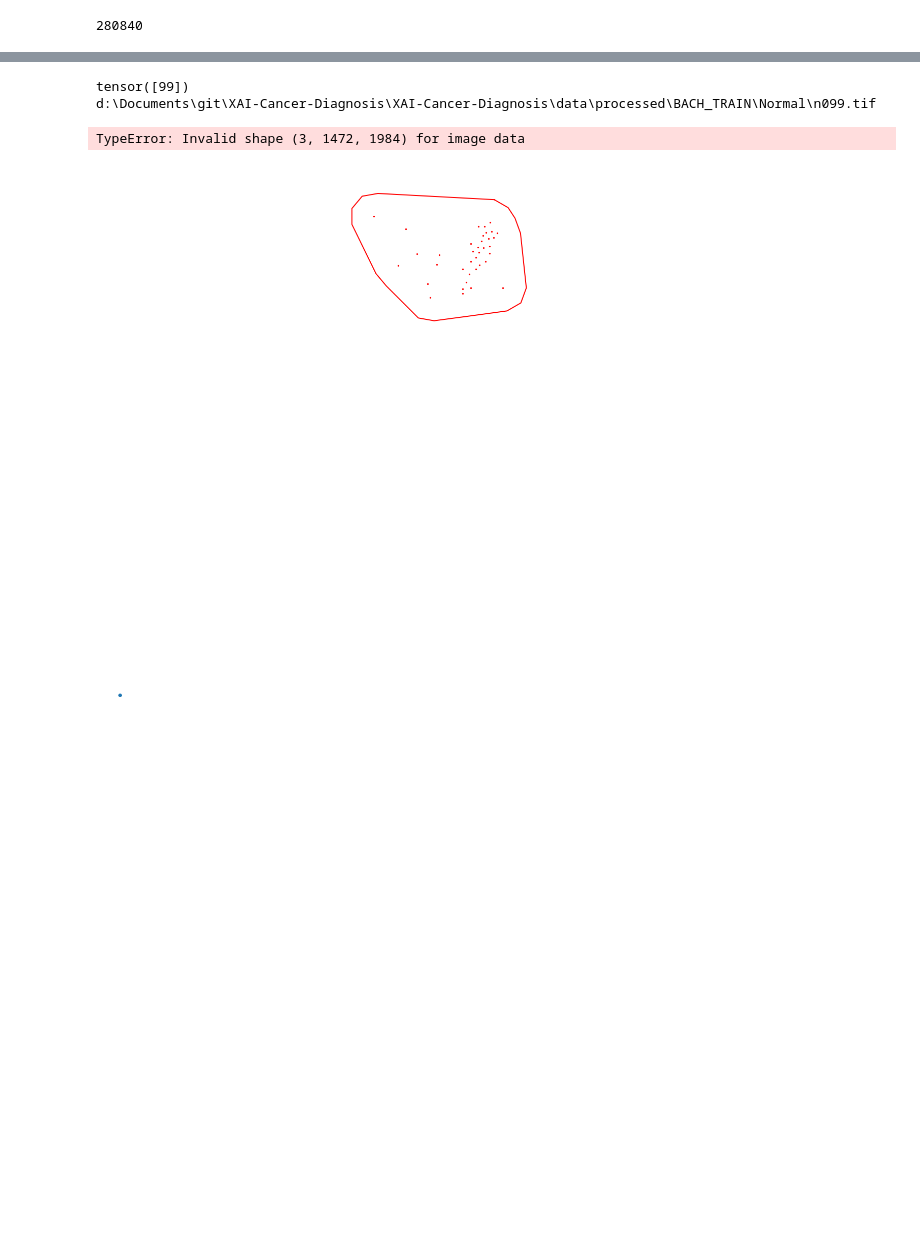
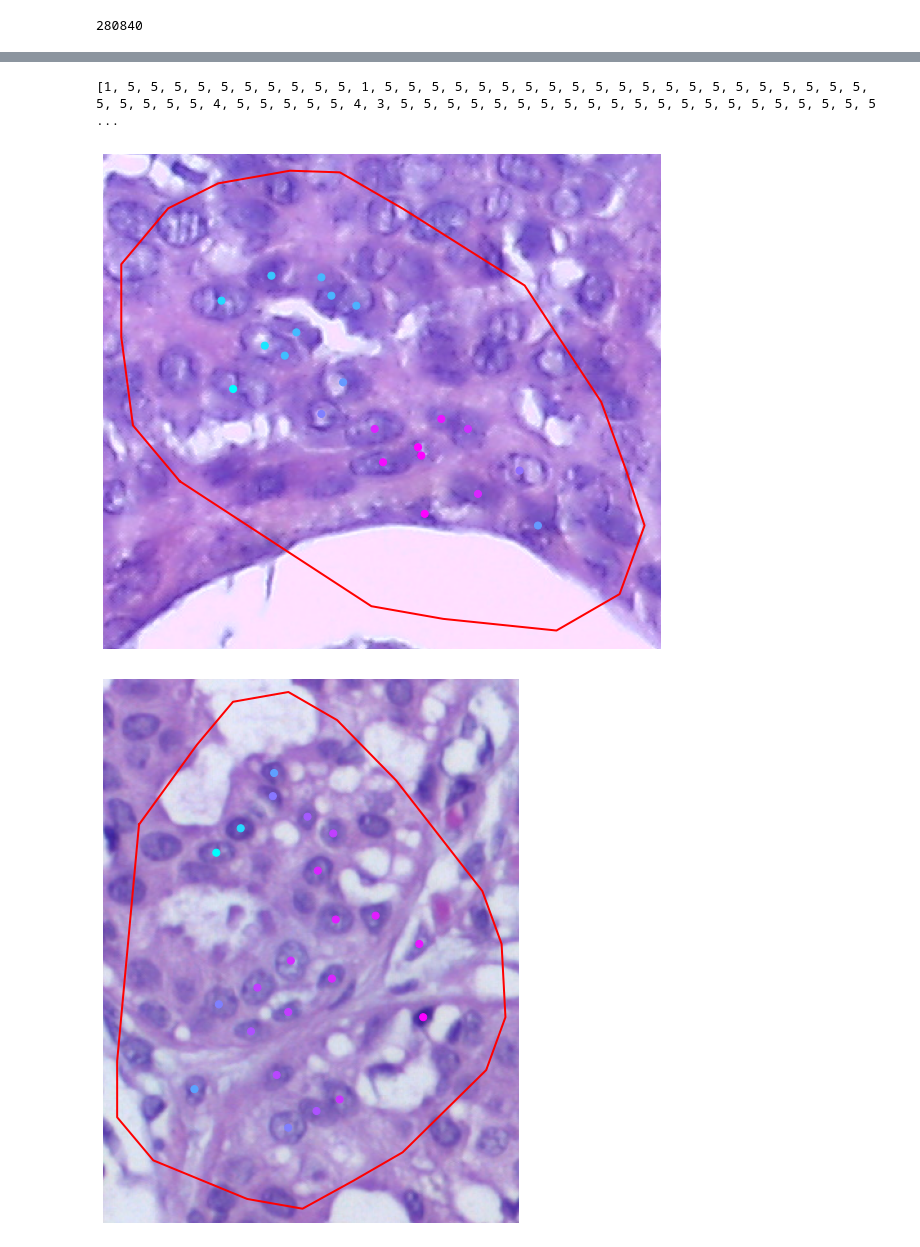
Before and after one commit to A-F-V/XAI-Cancer-Diagnosis, a Jupyter notebook: notebooks/explainability/GCExplainer.ipynb, the cells around one changed output, grey strips where cells are left out. Cells and saved outputs as stored; diff of their text form; code cells hidden in the pictures; blank space fills up the shorter version.

```diff
--- a/notebooks/explainability/GCExplainer.ipynb
+++ b/notebooks/explainability/GCExplainer.ipynb
@@ -575,0 +617,3 @@ means,_ = kmeans(obs_white,k_or_guess=k)
+# %%
+print(len(Y_train[X_train.argmax(dim=1)==2]))
+freq = class_concept_joint_frequency(Y_train,X_train,k)
@@ -601,7 +670,16 @@ def disect_concept_graph(concept_graph,min_subgraph_size=5):
         g.activation = g.x[:,:32]
         g.x = g.x[:,32:-2]
         g.graph_id = graph.graph_id
+        g.y = graph.y.item()
 
         g.concept = g.x[0].argmax()
         sub_graphs[i] = g
     return sub_graphs
+
+
+
+graph = next(iter(train_loader))
+
+
+cg = activation_graph_to_concept_graph(graph[0],means,k)
+print(disect_concept_graph(cg,min_subgraph_size=10))
@@ -618,7 +690,7 @@ print(disect_concept_graph(cg,min_subgraph_size=10))
 exemplary_concept_graphs = [[] for i in range(k)]
 
 for i,graph in tqdm(enumerate(train_loader),total=len(train_loader)):
-    sub_graphs = disect_concept_graph(activation_graph_to_concept_graph(graph[0],means,k),min_subgraph_size=30)
+    sub_graphs = disect_concept_graph(activation_graph_to_concept_graph(graph[0],means,k),min_subgraph_size=20)
     for sg in sub_graphs:
         exemplary_concept_graphs[sg.concept].append(sg)
 # %%
@@ -661,15 +752,17 @@ len(exemplary_concept_graphs_final)
+# %%
+print(list(map(len,exemplary_concept_graphs_final)))
+# %% [output]
+[1, 5, 5, 5, 5, 5, 5, 5, 5, 5, 5, 1, 5, 5, 5, 5, 5, 5, 5, 5, 5, 5, 5, 5, 5, 5, 5, 5, 5, 5, 5, 5, 5, 5, 5, 5, 5, 5, 4, 5, 5, 5, 5, 5, 4, 3, 5, 5, 5, 5, 5, 5, 5, 5, 5, 5, 5, 5, 5, 5, 5, 5, 5, 5, 5, 5, 5 ...
 # %%
 
 bach_source=  os.path.join(parent, 'data', 'processed', 'BACH_TRAIN')
-def visualise_bach_subgraph(sg):
+def visualise_bach_subgraph(sg,crop=True,save=False,save_loc=None):
 
     img_id = sg.graph_id
     b = BACH(bach_source)
     b.ids= list(range(1,401))
-    print(img_id)
     img_path = b.original_image_paths[img_id-1]
-    print(img_path)
-    visualise_concept_subgraph(sg,img_path)
+    visualise_concept_subgraph(sg,img_path,means,crop=crop,save=save,save_loc=save_loc)
 # %%
 from src.datasets.BACH import BACH, _id_to_path
 from PIL import Image
@@ -678,44 +771,68 @@ from src.transforms.graph_construction.hovernet_post_processing import cut_img_f
 from torchvision.transforms import ToTensor
 from src.utilities.img_utilities import tensor_to_numpy
 
+import matplotlib.pyplot as plt
+from matplotlib import cm
+
+
 def create_point_sphere(centre:torch.Tensor,radius,n_points):
     output = []
     for theta in np.linspace(0,2*np.pi,n_points):
 
         output += [centre + radius*torch.as_tensor([torch.cos(torch.as_tensor(theta)),torch.sin(torch.as_tensor(theta))])]
     return torch.stack(output)
 
-def visualise_concept_subgraph(sg,image_loc):
+def visualise_concept_subgraph(sg,image_loc,concept_means,crop=True,save=False,save_loc=None):
     # Load the image
-    img = cut_img_from_tile(ToTensor()(Image.open(image_loc)),tile_size=64)
+    img = tensor_to_numpy(cut_img_from_tile(ToTensor()(Image.open(image_loc)),tile_size=128))
     # Place nodes on the image
     # Place smoothing sphere around cells
     # Convex hull around
     points = torch.zeros(0,2)
     centres = []
+    distances = ((sg.activation - concept_means[sg.concept])**2).sum(dim=1)
+    height = []
     for i in range(len(sg.x)):
         centre = sg.pos[i]
         centres.append(centre)
+        height.append(distances[i])
         cell_points = create_point_sphere(centre,64,10)
         points = torch.cat([points,cell_points])
     points = points[ConvexHull(points.numpy()).vertices]
     points = torch.cat([points,points[0].unsqueeze(0)])
     centres = torch.stack(centres)
-    f = plt.figure(figsize=(20,20))
+    height = torch.stack(height)
+    height = (height-height.min())/(height.max()-height.min())
+    colours = cm.cool(height)
+
+    f = plt.figure(figsize=(10,10))
     plt.axis('off')
     plt.plot(points[:,0].numpy(),points[:,1].numpy(),'r-',lw=2)
-    plt.scatter(centres[:,0].numpy(),centres[:,1].numpy(),s=5,c='r')
-    plt.scatter([30],[5])
+    plt.scatter(centres[:,0].numpy(),centres[:,1].numpy(),c =colours,s=50)
+    if(crop):
+        padding = 10
+        xmin = int(max((points[:,0].numpy()-padding).min(),0))
+        xmax = int(min((points[:,0].numpy()+padding).max(),img.shape[1]))
+        ymin = int(max((points[:,1].numpy()-padding).min(),0))
+        y_max = int(min((points[:,1].numpy()+padding).max(),img.shape[0]))
+        plt.xlim(xmin,xmax)
+        plt.ylim(ymin,y_max)
+
     plt.imshow(img)
+
+    if(save and save_loc is not None):
+        plt.savefig(save_loc)
+        plt.close(f)
+
+
 
     # Convert convex hull shape to shape object PIL
     # Fill shape and use as mask to place over image.
     # Colour border by concept number
 
-
-visualise_bach_subgraph(exemplary_concept_graphs_final[1][0][1])
+i = 19
+for j in range(3):
+    visualise_bach_subgraph(exemplary_concept_graphs_final[i][j],crop = True)
 # %% [output]
-tensor([99])
-d:\Documents\git\XAI-Cancer-Diagnosis\XAI-Cancer-Diagnosis\data\processed\BACH_TRAIN\Normal\n099.tif
-TypeError: Invalid shape (3, 1472, 1984) for image data
-[figure, old version]
+[figure, new version]
+[figure, added]
```
Also changed, not shown: parts of 24 cells of this notebook, 1 other file.
